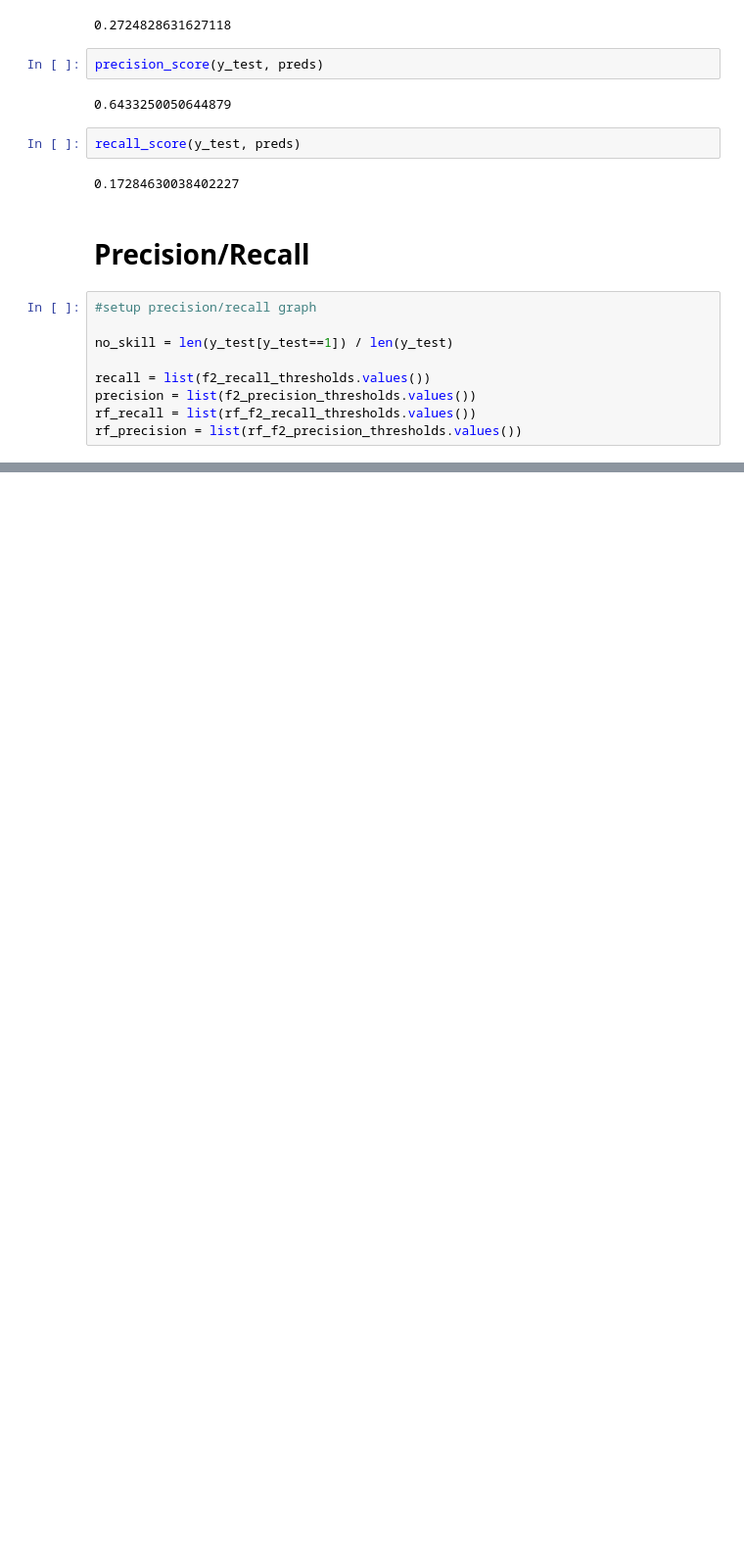
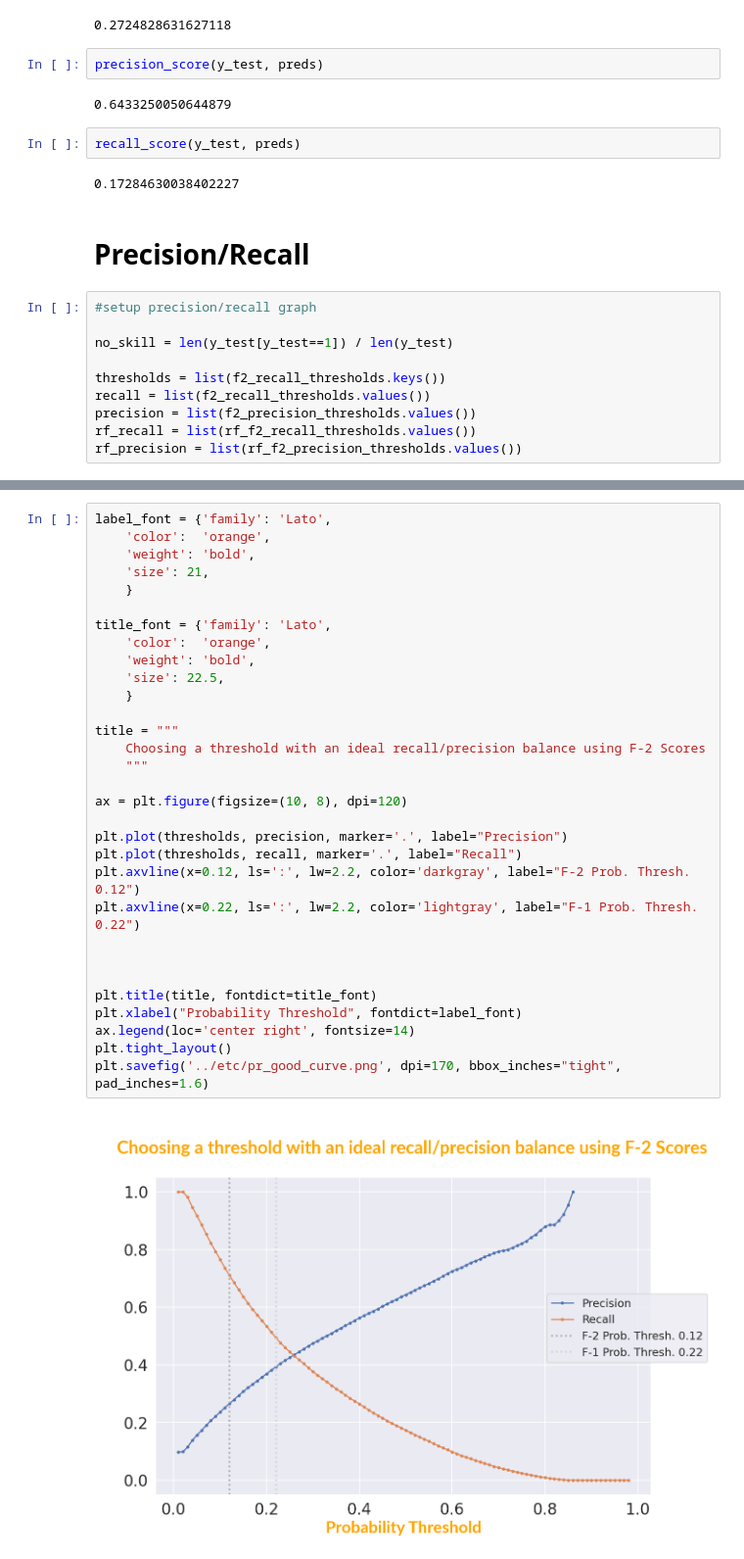
Before and after one commit to edubu2/metis-project3, a Jupyter notebook: code/model_analysis.ipynb, the cells around one changed output, grey strips where cells are left out. Shown at 98% size. Saved outputs shown, nothing was run; the diff lists cells and outputs as text; blank space fills up the shorter version.

```diff
--- a/code/model_analysis.ipynb
+++ b/code/model_analysis.ipynb
@@ -367,6 +372,7 @@ recall_score(y_test, preds)
 
 no_skill = len(y_test[y_test==1]) / len(y_test)
 
+thresholds = list(f2_recall_thresholds.keys())
 recall = list(f2_recall_thresholds.values())
 precision = list(f2_precision_thresholds.values())
 rf_recall = list(rf_f2_recall_thresholds.values())
@@ -405,0 +412,33 @@ plt.savefig('../etc/pr_comparison.png')
+# %%
+label_font = {'family': 'Lato',
+    'color':  'orange',
+    'weight': 'bold',
+    'size': 21,
+    }
+
+title_font = {'family': 'Lato',
+    'color':  'orange',
+    'weight': 'bold',
+    'size': 22.5,
+    }
+
+title = """
+    Choosing a threshold with an ideal recall/precision balance using F-2 Scores
+    """
+
+ax = plt.figure(figsize=(10, 8), dpi=120)
+
+plt.plot(thresholds, precision, marker='.', label="Precision")
+plt.plot(thresholds, recall, marker='.', label="Recall")
+plt.axvline(x=0.12, ls=':', lw=2.2, color='darkgray', label="F-2 Prob. Thresh. 0.12")
+plt.axvline(x=0.22, ls=':', lw=2.2, color='lightgray', label="F-1 Prob. Thresh. 0.22")
+
+
+
+plt.title(title, fontdict=title_font)
+plt.xlabel("Probability Threshold", fontdict=label_font)
+ax.legend(loc='center right', fontsize=14)
+plt.tight_layout()
+plt.savefig('../etc/pr_good_curve.png', dpi=170, bbox_inches="tight", pad_inches=1.6)
+# %% [output]
+[figure, added]
```
Also changed, not shown: parts of 5 cells of this notebook, 1 other file.
